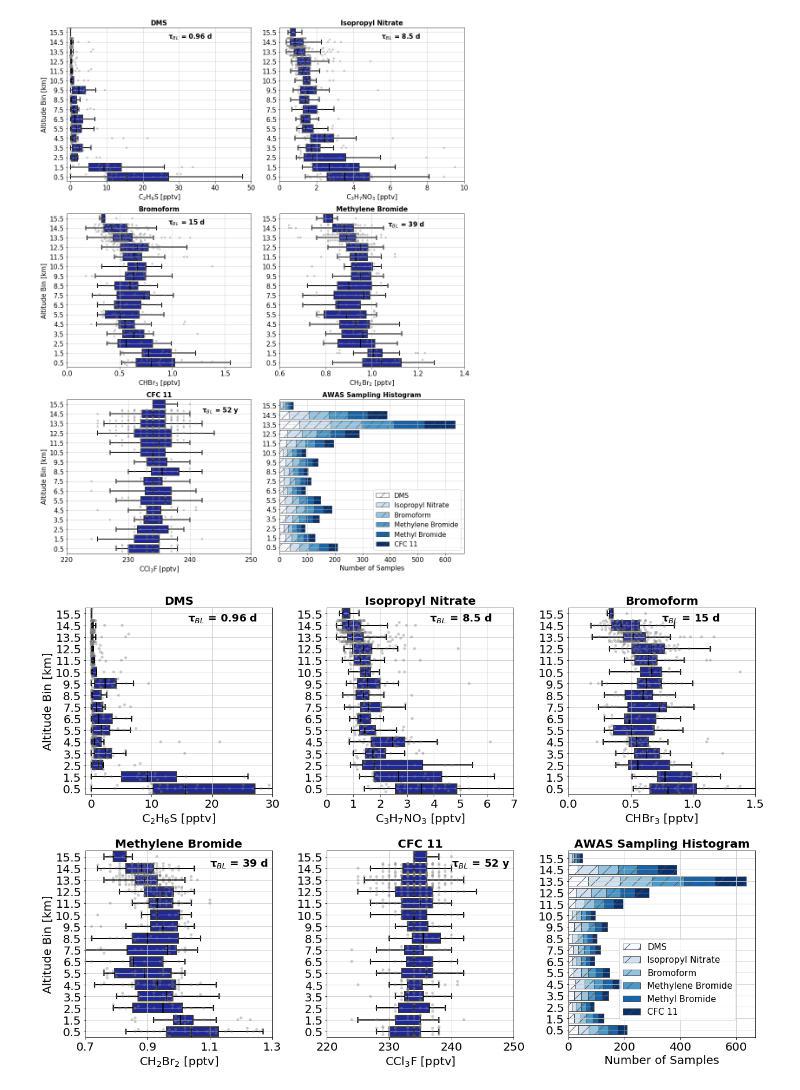
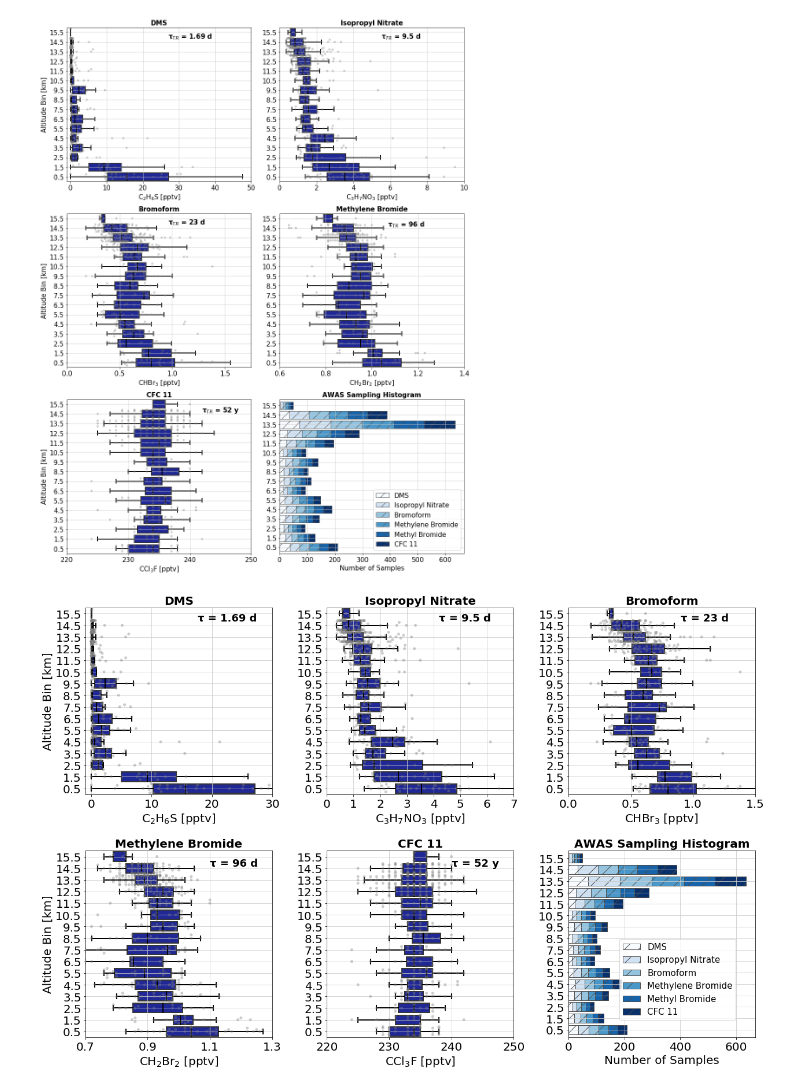
Before and after one commit to schelpon/TTS_2020_HD, a Jupyter notebook: vertical_profiles/AWAS_vertical_profiles_v3.ipynb, the cells around one changed output. Cells and saved outputs as stored; diff of their text form; code cells hidden in the pictures.

Commit message:
fix plots

```diff
--- a/vertical_profiles/AWAS_vertical_profiles_v3.ipynb
+++ b/vertical_profiles/AWAS_vertical_profiles_v3.ipynb
@@ -306,9 +326,10 @@ axs[0, 0] = sns.swarmplot(x = 'C2H6S_Dimethyl_sulfide', y = 'alt_bins', data = a
 plt.setp(axs[0, 0].lines, color = 'k')
 
 # lifetime
-tau = awas_trc.C2H6S_Dimethyl_sulfide.BL_lifetime
+tau = awas_trc.C2H6S_Dimethyl_sulfide.TROPO_lifetime
 tau2 = round(tau, 2)
-tau_str = '\N{GREEK SMALL LETTER TAU}'+ '$_B$$_L$' + ' = ' + str(tau2) + ' d'
+#tau_str = '\N{GREEK SMALL LETTER TAU}'+ '$_T$$_R$' + ' = ' + str(tau2) + ' d'
+tau_str = '\N{GREEK SMALL LETTER TAU} = ' + str(tau2) + ' d'
 
 # axes, labels, ticks, ....
 axs[0, 0].set_title('DMS', fontsize = ff, weight = 'bold')
@@ -321,7 +342,7 @@ axs[0, 0].set_xlabel(r'C$_2$H$_6$S [pptv]', fontsize = ff)
 axs[0, 0].tick_params(axis='both', which='major', labelsize=ff)
 axs[0, 0].grid(which='major', linestyle='-', color = '0.8')
 
-axs[0, 0].annotate(tau_str, (0, 0), xytext=(0.55, 0.93),
+axs[0, 0].annotate(tau_str, (0, 0), xytext=(0.6, 0.93),
                    textcoords='axes fraction', fontsize = 18, weight='bold')
 
 #### C3H7NO3_Isopropyl_nitrate ------------------------------------------------------------------
@@ -333,9 +354,10 @@ axs[0, 1] = sns.swarmplot(x = 'C3H7NO3_Isopropyl_nitrate', y = 'alt_bins', data
 plt.setp(axs[0, 1].lines, color = 'k')
 
 # lifetime
-tau = awas_trc.C3H7NO3_Isopropyl_nitrate.BL_lifetime
+tau = awas_trc.C3H7NO3_Isopropyl_nitrate.TROPO_lifetime
 tau2 = round(tau, 1)
-tau_str = '\N{GREEK SMALL LETTER TAU}'+ '$_B$$_L$' + ' = ' + str(tau2) + ' d'
+#tau_str = '\N{GREEK SMALL LETTER TAU}'+ '$_T$$_R$' + ' = ' + str(tau2) + ' d'
+tau_str = '\N{GREEK SMALL LETTER TAU} = ' + str(tau2) + ' d'
 
 # axes, labels, ticks, ....
 axs[0, 1].set_title('Isopropyl Nitrate', fontsize = ff, weight = 'bold')
@@ -348,7 +370,7 @@ axs[0, 1].set_xlabel(r'C$_3$H$_7$NO$_3$ [pptv]', fontsize=ff)
 axs[0, 1].tick_params(axis='both', which='major', labelsize=ff)
 axs[0, 1].grid(which='major', linestyle='-', color = '0.8')
 
-axs[0, 1].annotate(tau_str, (0, 0), xytext=(0.55, 0.93),
+axs[0, 1].annotate(tau_str, (0, 0), xytext=(0.6, 0.93),
                    textcoords='axes fraction', fontsize = 18, weight='bold')
 
 
@@ -361,9 +383,10 @@ axs[0, 2] = sns.swarmplot(x = 'CHBr3_Bromoform', y = 'alt_bins', data = awas_df,
 plt.setp(axs[0, 2].lines, color = 'k')
 
 # lifetime
-tau = awas_trc.CHBr3_Bromoform.BL_lifetime
+tau = awas_trc.CHBr3_Bromoform.TROPO_lifetime
 tau2 = int(round(tau))
-tau_str = '\N{GREEK SMALL LETTER TAU}'+ '$_B$$_L$' + ' = ' + str(tau2) + ' d'
+#tau_str = '\N{GREEK SMALL LETTER TAU}'+ '$_T$$_R$' + ' = ' + str(tau2) + ' d'
+tau_str = '\N{GREEK SMALL LETTER TAU} = ' + str(tau2) + ' d'
 
 # axes, labels, ticks, ....
 axs[0, 2].set_title('Bromoform', fontsize = ff, weight = 'bold')
@@ -376,7 +399,7 @@ axs[0, 2].set_ylabel('')
 axs[0, 2].tick_params(axis='both', which='major', labelsize=ff)
 axs[0, 2].grid(which='major', linestyle='-', color = '0.8')
 
-axs[0, 2].annotate(tau_str, (0, 0), xytext=(0.5, 0.93),
+axs[0, 2].annotate(tau_str, (0, 0), xytext=(0.6, 0.93),
                    textcoords='axes fraction', fontsize = 18, weight='bold')
 
 #### CH2Br2_Methylene_bromide ------------------------------------------------------------------
@@ -388,9 +411,10 @@ axs[1, 0] = sns.swarmplot(x = 'CH2Br2_Methylene_bromide', y = 'alt_bins', data =
 plt.setp(axs[1, 0].lines, color = 'k')
 
 # lifetime
-tau = awas_trc.CH2Br2_Methylene_bromide.BL_lifetime
+tau = awas_trc.CH2Br2_Methylene_bromide.TROPO_lifetime
 tau2 = int(round(tau))
-tau_str = '\N{GREEK SMALL LETTER TAU}'+ '$_B$$_L$' + ' = ' + str(tau2) + ' d'
+#tau_str = '\N{GREEK SMALL LETTER TAU}'+ '$_T$$_R$' + ' = ' + str(tau2) + ' d'
+tau_str = '\N{GREEK SMALL LETTER TAU} = ' + str(tau2) + ' d'
 
 # axes, labels, ticks, ....
 axs[1, 0].set_title('Methylene Bromide', fontsize = ff, weight = 'bold')
@@ -416,38 +440,39 @@ axs[1, 1] = sns.swarmplot(x = 'CCl3F_CFC_11', y = 'alt_bins', data = awas_df,
 plt.setp(axs[1, 1].lines, color = 'k')
 
 # lifetime
-tau = (awas_trc.CCl3F_CFC_11.BL_lifetime)/365
+tau = (awas_trc.CCl3F_CFC_11.TROPO_lifetime)/365
 tau2 = int(round(tau))
-tau_str = '\N{GREEK SMALL LETTER TAU}'+ '$_B$$_L$' + ' = ' + str(tau2) + ' y'
+#tau_str = '\N{GREEK SMALL LETTER TAU}'+ '$_T$$_R$' + ' = ' + str(tau2) + ' y'
+tau_str = '\N{GREEK SMALL LETTER TAU} = ' + str(tau2) + ' y'
 
 # axes, labels, ticks, ....
 axs[1, 1].set_title('CFC 11', fontsize = ff, weight = 'bold')
 axs[1, 1].set_ylabel('')
 
 axs[1, 1].set_xlim([220, 240])
 axs[1, 1].set_xticks(np.arange(220, 260, step = 10))
 axs[1, 1].set_xlabel(r'CCl$_3$F [pptv]', fontsize=ff)
 
 axs[1, 1].tick_params(axis='both', which='major', labelsize=ff)
 axs[1, 1].grid(which='major', linestyle='-', color = '0.8')
 
 axs[1, 1].annotate(tau_str, (240, 14.5), xytext=(240, 0.83), fontsize = 18, weight='bold')
 
 #### SAMPLING ------------------------------------------------------------------
 # target axis
 axs[1, 2].set_title('AWAS Sampling Histogram', fontsize = ff, weight = 'bold')
 awas_df_count_forplot.plot(kind='barh', stacked=True, colormap='Blues',
                            hatch='/', width = 0.8, ax = axs[1, 2], fontsize = ff, edgecolor='0.3')
 axs[1, 2].set_xlabel('Number of Samples', fontsize = ff)
 axs[1, 2].grid(which='major', linestyle='-', color = '0.8')
 axs[1, 2].legend(fontsize = 15, bbox_to_anchor=(0.25,0.55))
 axs[1, 2].set_ylabel('')
 
 # squeeeeeeeze
 fig.tight_layout()
 
 ##### ----------------------------- save
-fig.savefig('awas_vertical_profiles_v3b.pdf')
-fig.savefig('awas_vertical_profiles_v3b.png')
+fig.savefig('awas_vertical_profiles_v3b_tropotau.pdf')
+fig.savefig('awas_vertical_profiles_v3b_tropotau.png')
 # %% [output]
-[figure, old version]
+[figure, new version]
```
Also changed, not shown: parts of 2 cells of this notebook, 2 other files.
